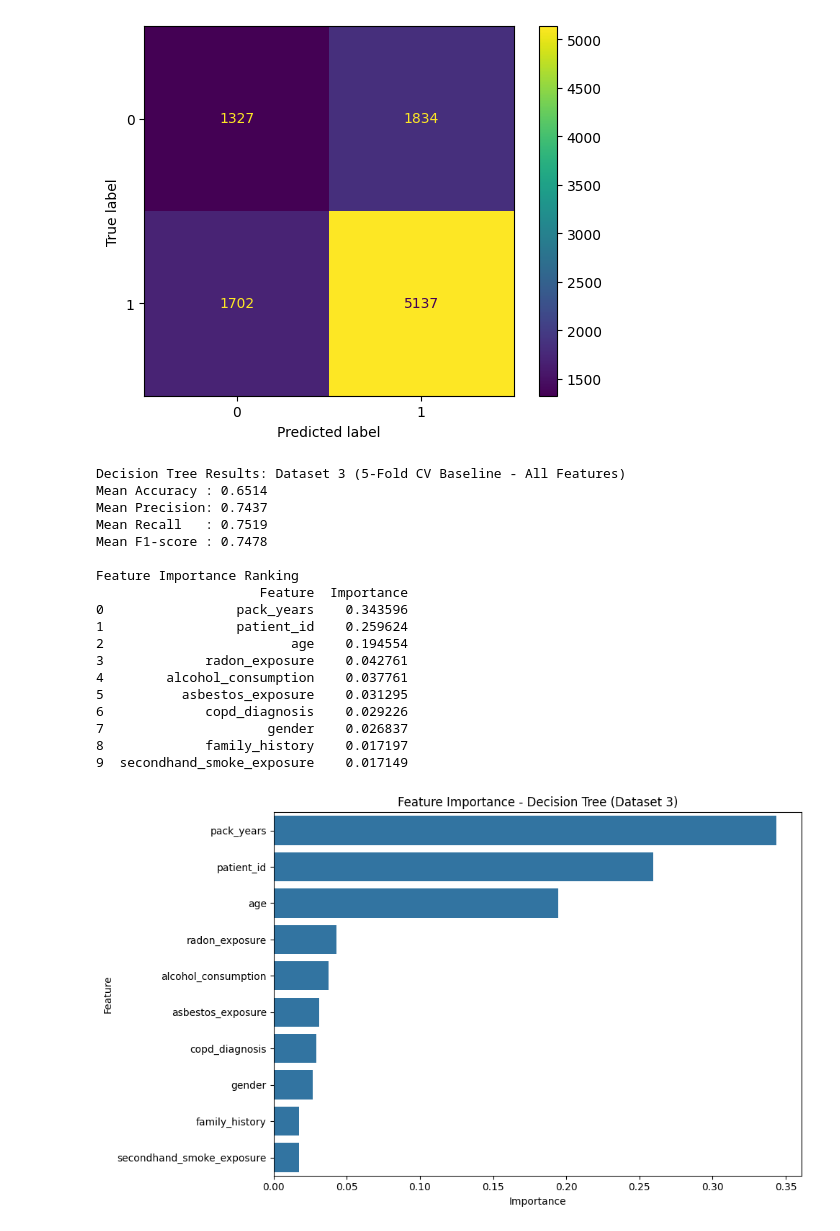
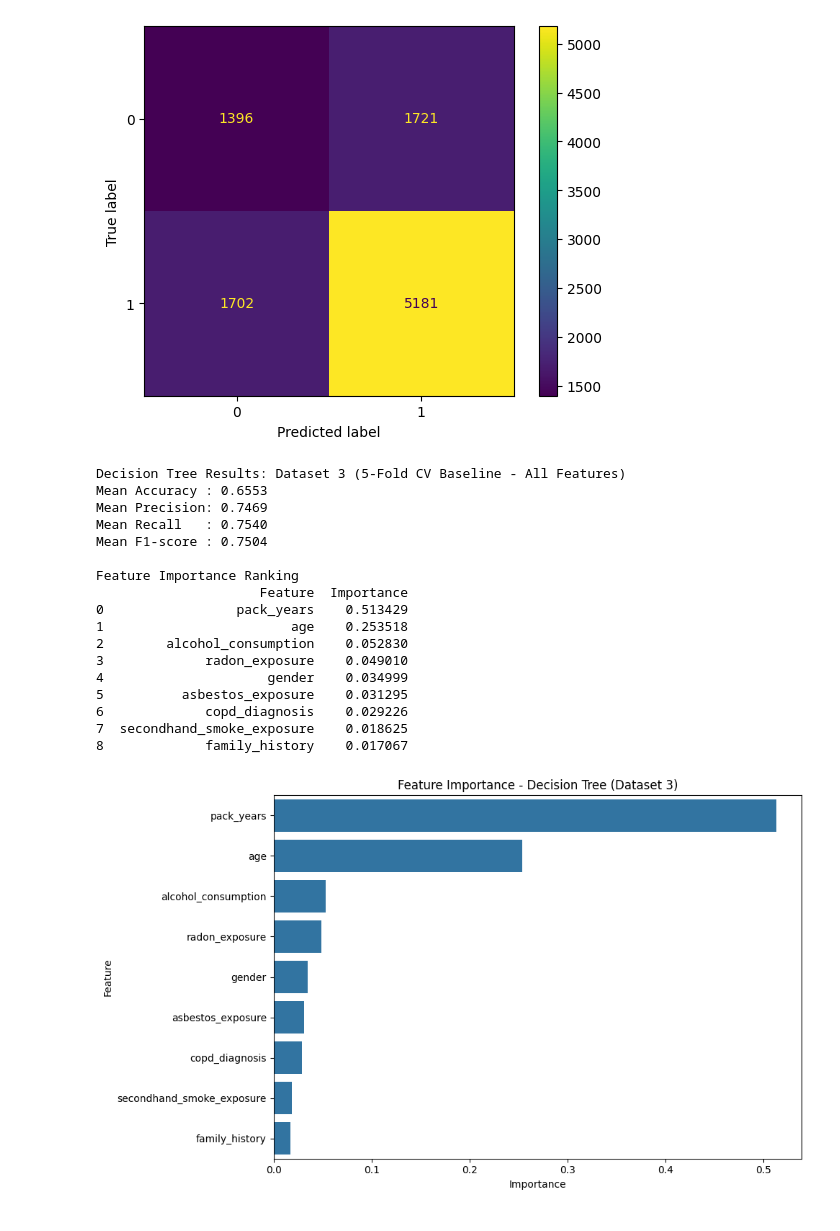
Before and after one commit to jeremy87lee/IS_PROJECT_TEAM_3, a Jupyter notebook: Decision_Tree.ipynb, the cells around one changed output. Drawn from its saved outputs; the diff is of its cells as text; code cells hidden in the pictures.

Commit message:
pre-processing code for handling missing values. Done for all 3 datasets

```diff
--- a/Decision_Tree.ipynb
+++ b/Decision_Tree.ipynb
@@ -550,6 +607,36 @@ for col in df_Lung_Cancer_Risk_Dataset.columns:
 for col in df_Lung_Cancer_Risk_Dataset.columns:
     if not pd.api.types.is_numeric_dtype(df_Lung_Cancer_Risk_Dataset[col]):
         df_Lung_Cancer_Risk_Dataset[col] = LabelEncoder().fit_transform(df_Lung_Cancer_Risk_Dataset[col].astype(str))
+
+# Clean column names
+df_Lung_Cancer_Risk_Dataset.columns = df_Lung_Cancer_Risk_Dataset.columns.str.strip()
+
+print("First 5 rows:")
+print(df_Lung_Cancer_Risk_Dataset.head())
+
+print("\nColumn names:")
+print(df_Lung_Cancer_Risk_Dataset.columns.tolist())
+
+print("\nDataset info:")
+df_Lung_Cancer_Risk_Dataset.info()
+
+print("\nMissing values:")
+print(df_Lung_Cancer_Risk_Dataset.isnull().sum())
+
+# DROP ID COLUMN IF IT EXISTS
+if "patient_id" in df_Lung_Cancer_Risk_Dataset.columns:
+    df_Lung_Cancer_Risk_Dataset = df_Lung_Cancer_Risk_Dataset.drop(columns=["patient_id"])
+
+# FILL MISSING VALUES
+for col in df_Lung_Cancer_Risk_Dataset.columns:
+    if df_Lung_Cancer_Risk_Dataset[col].dtype == "object":
+        df_Lung_Cancer_Risk_Dataset[col] = df_Lung_Cancer_Risk_Dataset[col].fillna(df_Lung_Cancer_Risk_Dataset[col].mode()[0])
+    else:
+        df_Lung_Cancer_Risk_Dataset[col] = df_Lung_Cancer_Risk_Dataset[col].fillna(df_Lung_Cancer_Risk_Dataset[col].median())
+
+print("\nMissing values after filling:")
+print(df_Lung_Cancer_Risk_Dataset.isnull().sum())
+
 
 X3 = df_Lung_Cancer_Risk_Dataset.drop(columns=['lung_cancer'])
 y3 = df_Lung_Cancer_Risk_Dataset['lung_cancer']
@@ -762,22 +850,21 @@ Recall: 0.7511
-[figure, old version]
+[figure, new version]
 Decision Tree Results: Dataset 3 (5-Fold CV Baseline - All Features)
-Mean Accuracy : 0.6514
-Mean Precision: 0.7437
-Mean Recall   : 0.7519
-Mean F1-score : 0.7478
+Mean Accuracy : 0.6553
+Mean Precision: 0.7469
+Mean Recall   : 0.7540
+Mean F1-score : 0.7504
 
 Feature Importance Ranking
                      Feature  Importance
-0                 pack_years    0.343596
-1                 patient_id    0.259624
-2                        age    0.194554
-3             radon_exposure    0.042761
-4        alcohol_consumption    0.037761
+0                 pack_years    0.513429
+1                        age    0.253518
+2        alcohol_consumption    0.052830
+3             radon_exposure    0.049010
+4                     gender    0.034999
 5          asbestos_exposure    0.031295
 6             copd_diagnosis    0.029226
-7                     gender    0.026837
-8             family_history    0.017197
-9  secondhand_smoke_exposure    0.017149
+7  secondhand_smoke_exposure    0.018625
+8             family_history    0.017067
-[figure, old version]
+[figure, new version]
 Individual Feature Results (5-Fold CV)
                  Feature_Set  Num_Features  Accuracy  Precision    Recall  \
```
Also changed, not shown: parts of 4 cells of this notebook.
